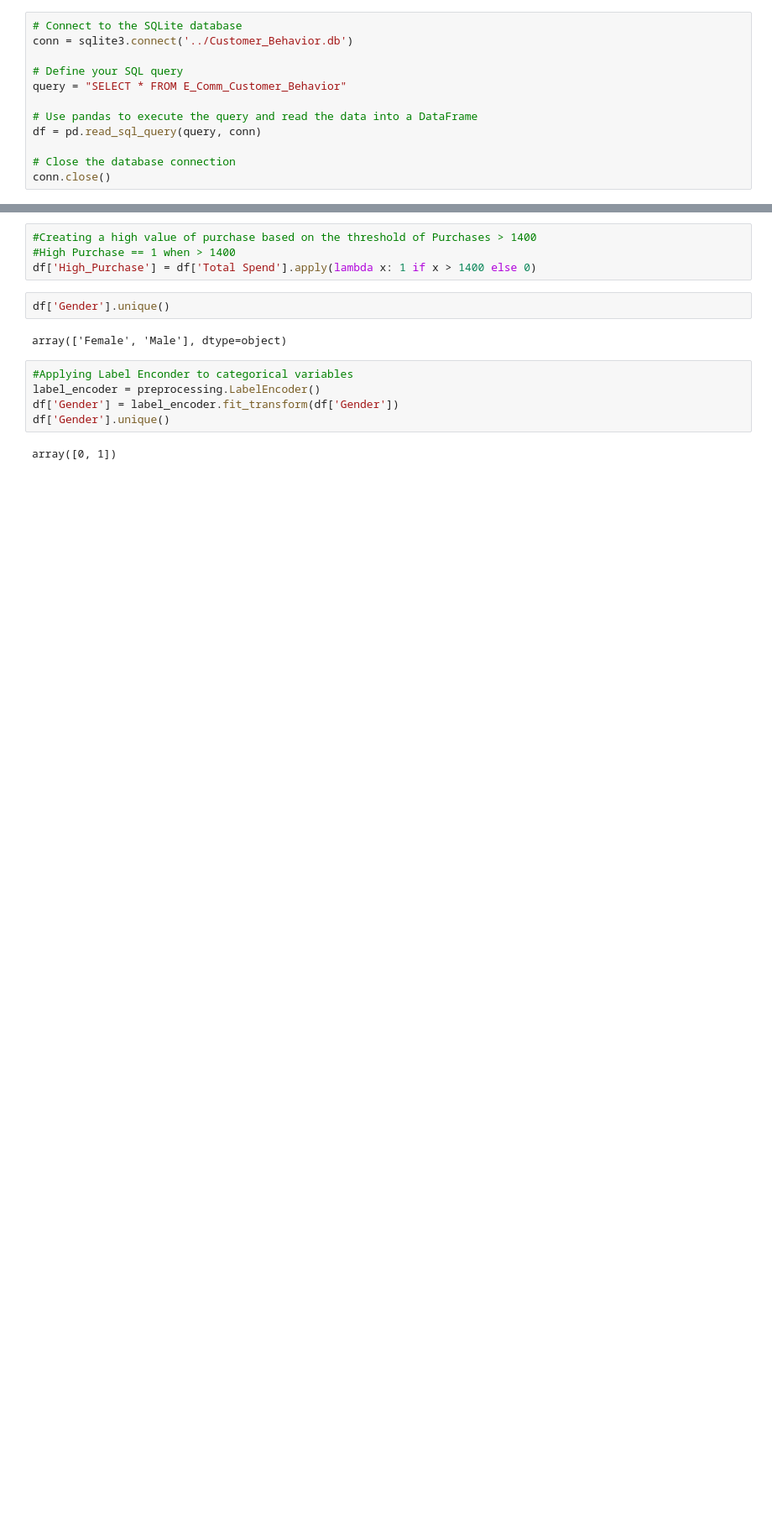
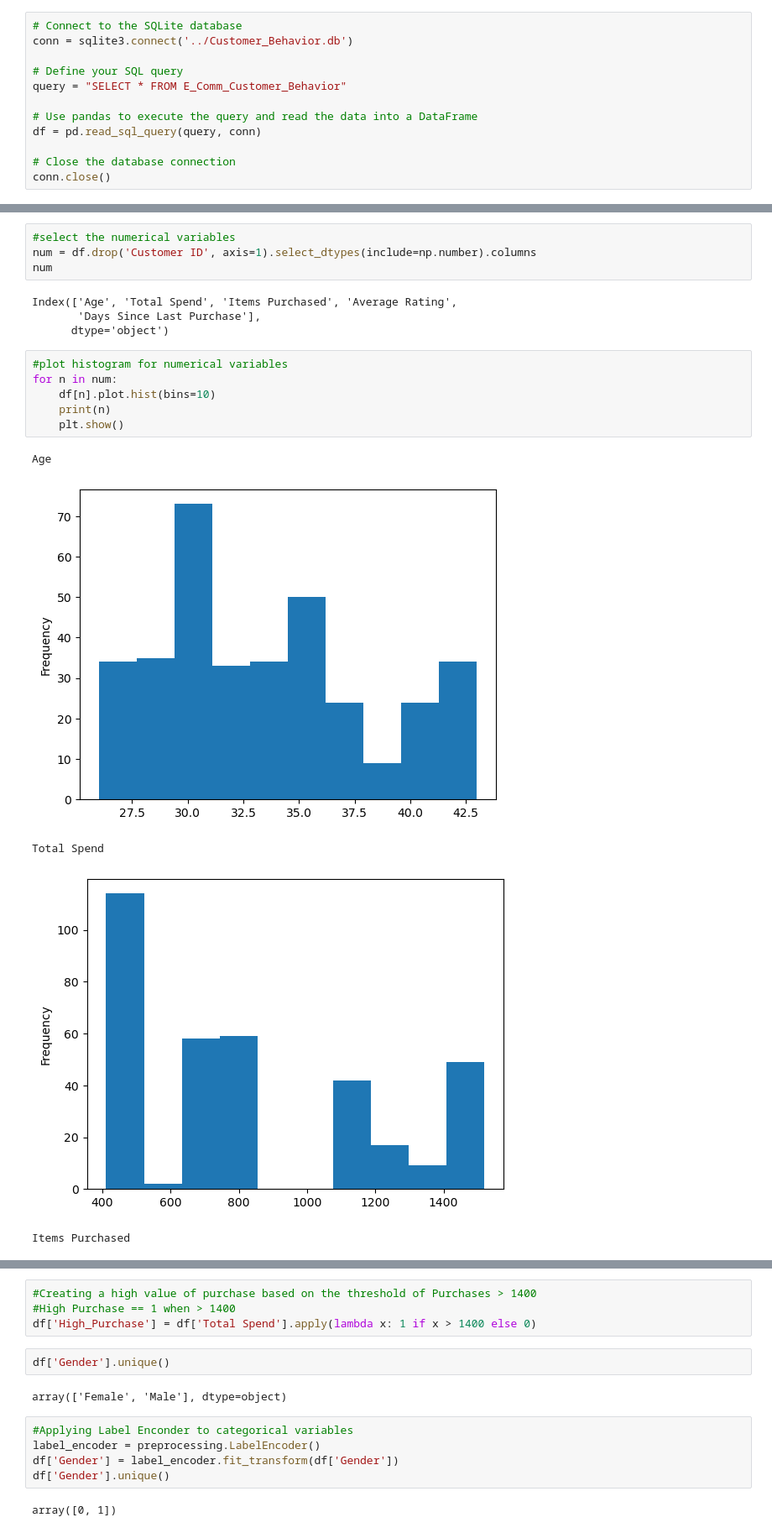
Before and after one commit to efantinatti/team_project-13, a Jupyter notebook: data/Team-13/Code/demographics_predicting_sales.ipynb, the cells around one changed output, grey strips where cells are left out. Shown at 84% size. Saved outputs shown, nothing was run; the diff lists cells and outputs as text; blank space fills up the shorter version.

```diff
--- a/data/Team-13/Code/demographics_predicting_sales.ipynb
+++ b/data/Team-13/Code/demographics_predicting_sales.ipynb
@@ -34,0 +122,20 @@ conn.close()
+# %%
+#select the numerical variables
+num = df.drop('Customer ID', axis=1).select_dtypes(include=np.number).columns
+num
+# %% [output]
+Index(['Age', 'Total Spend', 'Items Purchased', 'Average Rating',
+       'Days Since Last Purchase'],
+      dtype='object')
+# %%
+#plot histogram for numerical variables
+for n in num:
+    df[n].plot.hist(bins=10)
+    print(n)
+    plt.show()
+# %% [output]
+Age
+[figure, added]
+Total Spend
+[figure, added]
+Items Purchased
```
Also changed, not shown: parts of 15 cells of this notebook.
